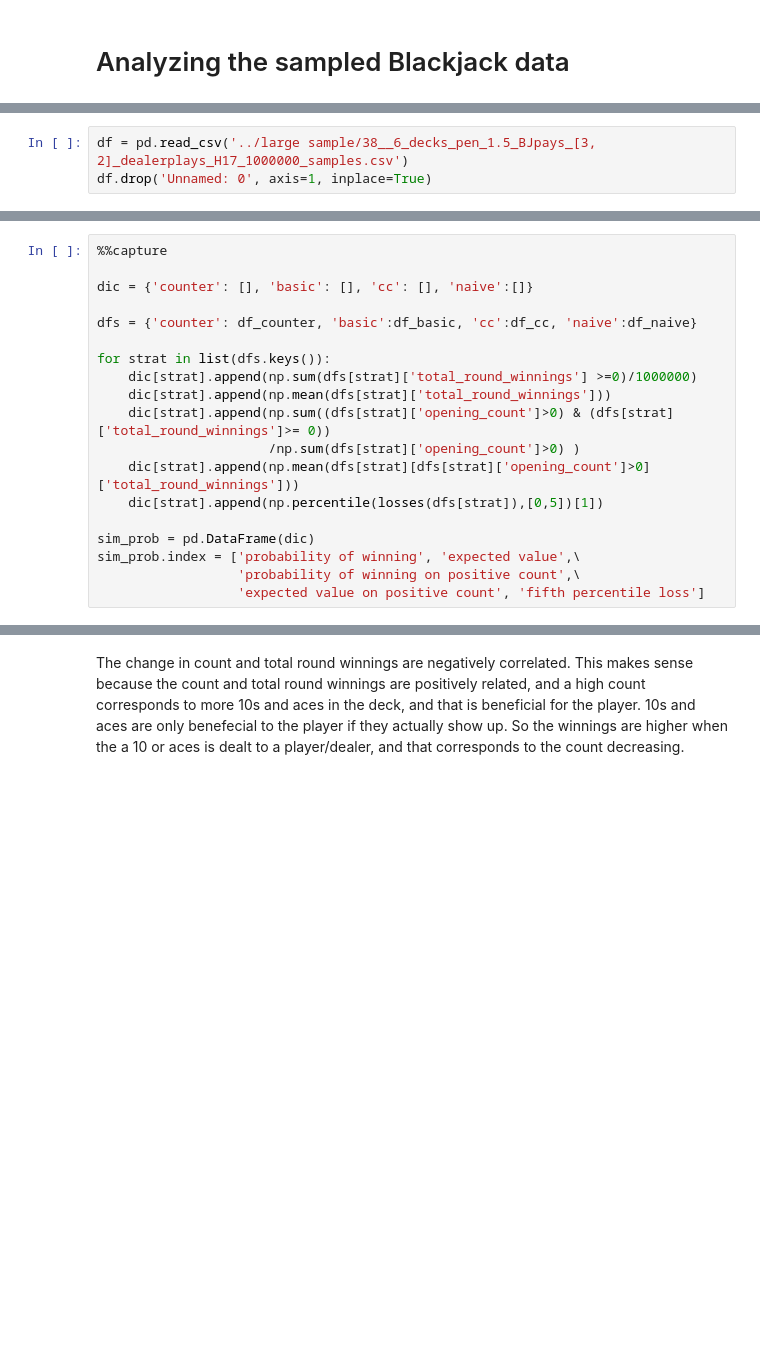
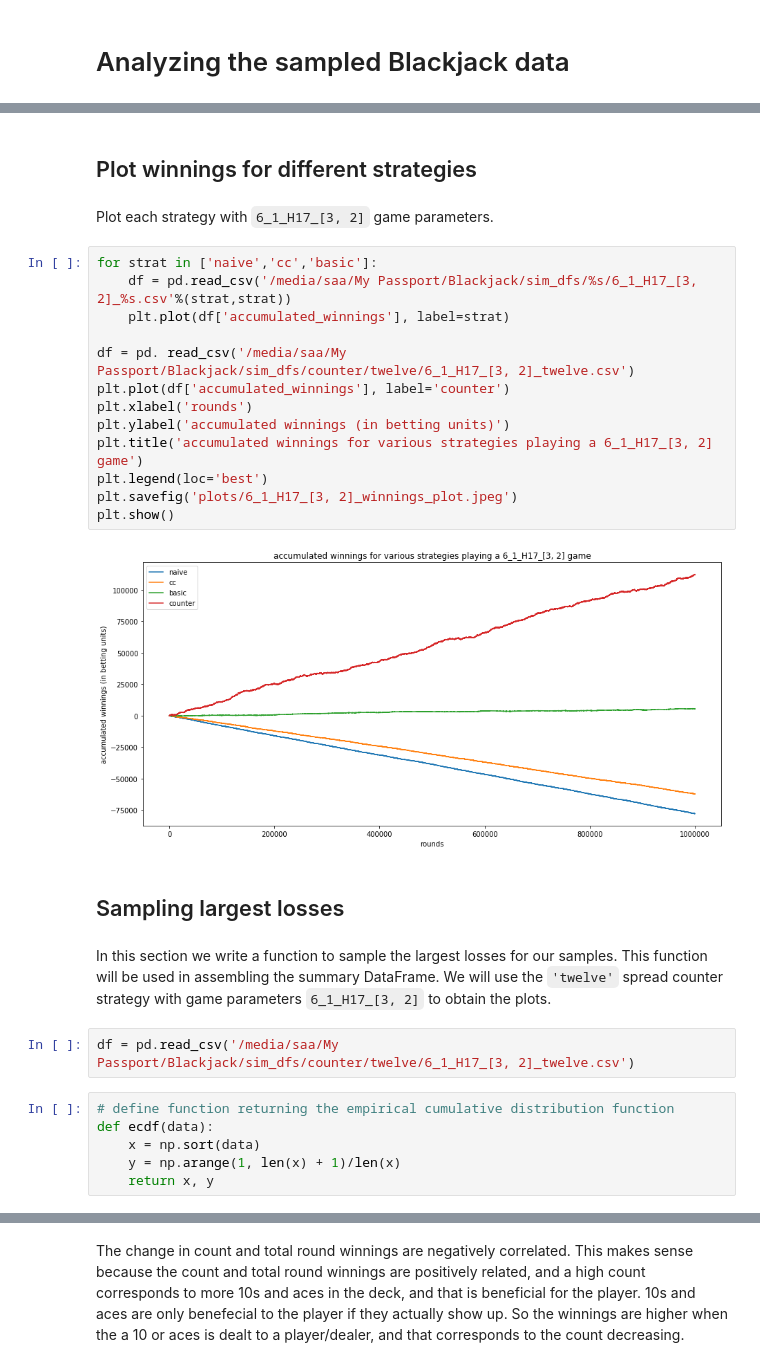
Before and after one commit to scatkinson/BlackjackSimulator, a Jupyter notebook: BlackjackAnalysis.ipynb, the cells around one changed output, grey strips where cells are left out. Cells and saved outputs as stored; diff of their text form; blank space fills up the shorter version.

```diff
--- a/BlackjackAnalysis.ipynb
+++ b/BlackjackAnalysis.ipynb
@@ -25,3 +2,0 @@ Import blackjack samples data.  This is a dataframe consisting of four iteration
-# %%
-df = pd.read_csv('../large sample/38__6_decks_pen_1.5_BJpays_[3, 2]_dealerplays_H17_1000000_samples.csv')
-df.drop('Unnamed: 0', axis=1, inplace=True)
@@ -210,19 +2,0 @@ For each strategy, compute the probability of winning, expected value, probabili
-# %%
-%%capture
-
-dic = {'counter': [], 'basic': [], 'cc': [], 'naive':[]}
-
-dfs = {'counter': df_counter, 'basic':df_basic, 'cc':df_cc, 'naive':df_naive}
-
-for strat in list(dfs.keys()):
-    dic[strat].append(np.sum(dfs[strat]['total_round_winnings'] >=0)/1000000)
-    dic[strat].append(np.mean(dfs[strat]['total_round_winnings']))
-    dic[strat].append(np.sum((dfs[strat]['opening_count']>0) & (dfs[strat]['total_round_winnings']>= 0))
-                      /np.sum(dfs[strat]['opening_count']>0) )
-    dic[strat].append(np.mean(dfs[strat][dfs[strat]['opening_count']>0]['total_round_winnings']))
-    dic[strat].append(np.percentile(losses(dfs[strat]),[0,5])[1])
-
-sim_prob = pd.DataFrame(dic)
-sim_prob.index = ['probability of winning', 'expected value',\
-                  'probability of winning on positive count',\
-                  'expected value on positive count', 'fifth percentile loss']
@@ -428,0 +13,31 @@ print(delta_coef)
+# %% [markdown]
+## Plot winnings for different strategies
+# %% [markdown]
+Plot each strategy with `6_1_H17_[3, 2]` game parameters.
+# %%
+for strat in ['naive','cc','basic']:
+    df = pd.read_csv('/media/saa/My Passport/Blackjack/sim_dfs/%s/6_1_H17_[3, 2]_%s.csv'%(strat,strat))
+    plt.plot(df['accumulated_winnings'], label=strat)
+
+df = pd. read_csv('/media/saa/My Passport/Blackjack/sim_dfs/counter/twelve/6_1_H17_[3, 2]_twelve.csv')
+plt.plot(df['accumulated_winnings'], label='counter')
+plt.xlabel('rounds')
+plt.ylabel('accumulated winnings (in betting units)')
+plt.title('accumulated winnings for various strategies playing a 6_1_H17_[3, 2] game')
+plt.legend(loc='best')
+plt.savefig('plots/6_1_H17_[3, 2]_winnings_plot.jpeg')
+plt.show()
+# %% [output]
+[figure, added]
+# %% [markdown]
+## Sampling largest losses
+# %% [markdown]
+In this section we write a function to sample the largest losses for our samples.  This function will be used in assembling the summary DataFrame. We will use the `'twelve'` spread counter strategy with game parameters `6_1_H17_[3, 2]` to obtain the plots.
+# %%
+df = pd.read_csv('/media/saa/My Passport/Blackjack/sim_dfs/counter/twelve/6_1_H17_[3, 2]_twelve.csv')
+# %%
+# define function returning the empirical cumulative distribution function
+def ecdf(data):
+    x = np.sort(data)
+    y = np.arange(1, len(x) + 1)/len(x)
+    return x, y
```
Also changed, not shown: parts of 97 cells of this notebook, 13 other files.
